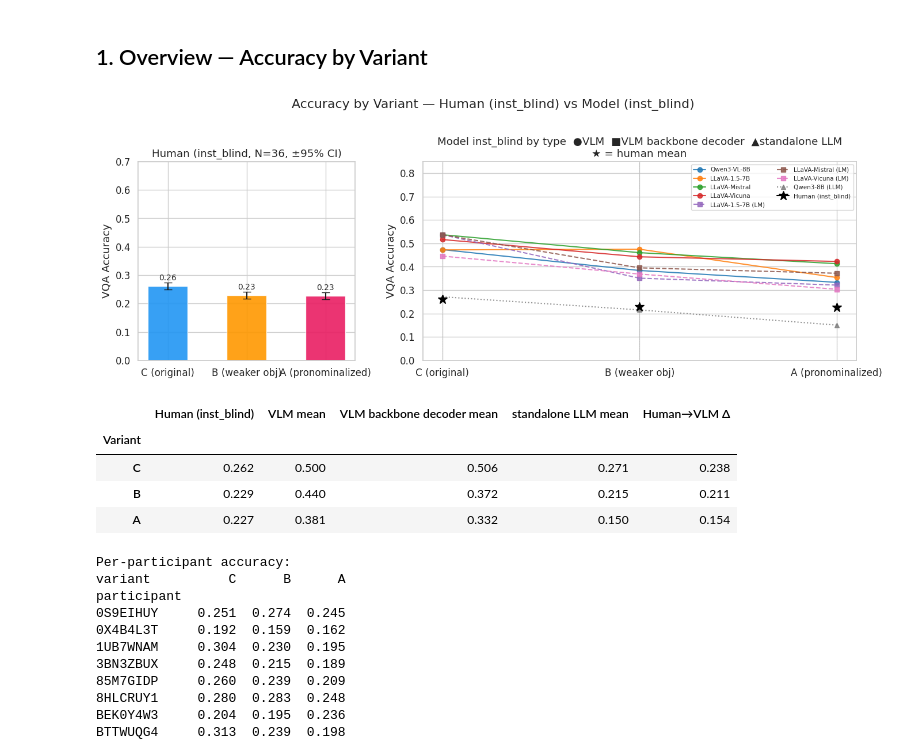
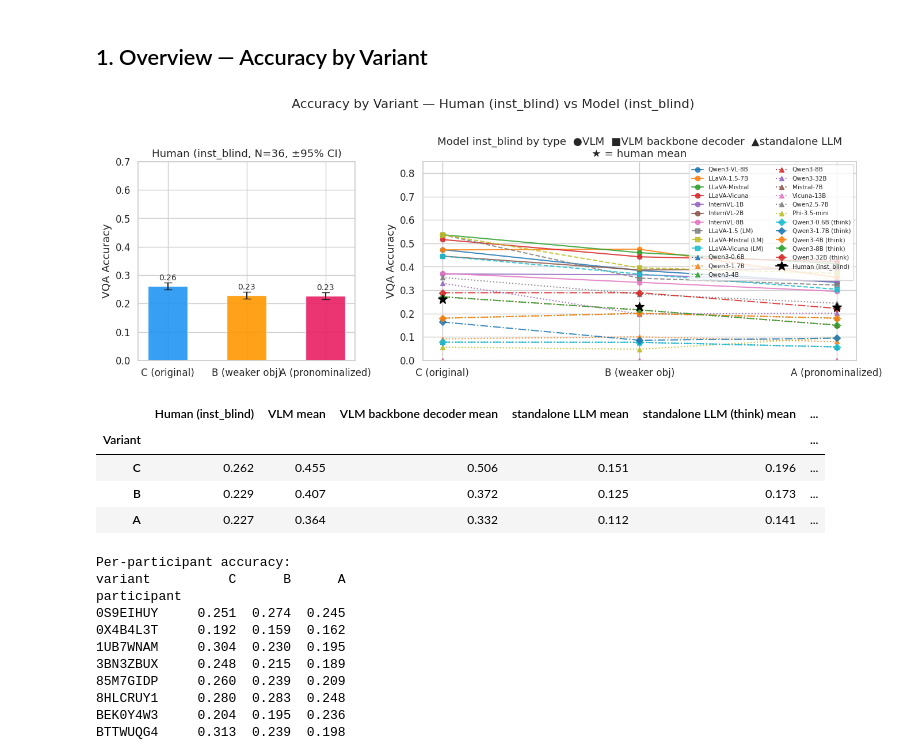
Before and after one commit to unolop/HPA, a Jupyter notebook: analysis/session2/09_align_human.ipynb, the cells around one changed output. Drawn from its saved outputs; the diff is of its cells as text; code cells hidden in the pictures.

```diff
--- a/analysis/session2/09_align_human.ipynb
+++ b/analysis/session2/09_align_human.ipynb
@@ -238,7 +212,11 @@ for jsonl_key, cond_name in COND_MAP.items():
             continue
         ans_map = {}
         for line in open(path):
-            ex  = json.loads(line)
+            if not line.strip(): continue
+            try:
+                ex  = json.loads(line)
+            except json.JSONDecodeError:
+                print(f'MALFORMED JSON skipped in {path}'); continue
             qid = int(ex['question_id'])
             if qid not in common_qids: continue
             ga  = ex.get('generated_answers', {})
@@ -308,34 +292,8 @@ _CT      = {'question': 'C', 'weaker_object': 'B', 'pronominalized': 'A'}
 _q_ids   = set(df['question_id'].tolist())
 _RESULTS = BASE / 'evaluation/logits'
 
-MODEL_GROUPS = {
-    'vlm': {
-        'dir': _RESULTS / 'pretrained',
-        'models': {
-            'Qwen3-VL-8B':   'Qwen3-VL-8B-Instruct',
-            'LLaVA-1.5-7B':  'llava-1.5-7b-hf',
-            'LLaVA-Mistral': 'llava-v1.6-mistral-7b-hf',
-            'LLaVA-Vicuna':  'llava-v1.6-vicuna-7b-hf',
-        },
-        'linestyle': '-',  'marker': 'o',
-    },
-    'lm_decoder': {
-        'dir': _RESULTS / 'lm_decoder/pretrained',
-        'models': {
-            'LLaVA-1.5-7B\n(LM)':  'llava-1.5-7b-hf',
-            'LLaVA-Mistral\n(LM)': 'llava-v1.6-mistral-7b-hf',
-            'LLaVA-Vicuna\n(LM)':  'llava-v1.6-vicuna-7b-hf',
-        },
-        'linestyle': '--', 'marker': 's',
-    },
-    'backbone': {
-        'dir': _RESULTS / 'backbone/pretrained',
-        'models': {
-            'Qwen3-8B\n(LLM)': 'Qwen3-8B',
-        },
-        'linestyle': ':', 'marker': '^',
-    },
-}
+from utils.model_registry import model_groups
+MODEL_GROUPS = model_groups(BASE)  # groups: VLM, VLM backbone decoder, standalone LLM, standalone LLM (think)
 
 # Load per-variant means for all models (inst_blind)
 _acc = {}  # (group, label) → {var: mean_acc}
@@ -345,7 +303,11 @@ for gname, ginfo in MODEL_GROUPS.items():
         if not path.exists(): continue
         raw = defaultdict(list)
         for line in open(path):
-            ex = json.loads(line)
+            if not line.strip(): continue
+            try:
+                ex = json.loads(line)
+            except json.JSONDecodeError:
+                print(f'MALFORMED JSON skipped in {path}'); continue
             qid = int(ex['question_id'])
             if qid not in _q_ids: continue
             gt = mapper.get_answers(qid)
@@ -386,8 +348,8 @@ cmap   = plt.get_cmap('tab10')
 color_idx = 0
 
 for gname, ginfo in MODEL_GROUPS.items():
-    ls = ginfo['linestyle']
-    mk = ginfo['marker']
+    ls = TIER_STYLE.get(gname, {}).get('ls', '-')
+    mk = TIER_STYLE.get(gname, {}).get('marker', 'o')
     for label, mdir in ginfo['models'].items():
         key = (gname, label)
         if key not in _acc: continue
@@ -404,41 +366,40 @@ for i, var in enumerate(VARIANT_ORDER):
     ax.axvline(i, color='gray', lw=0.4, ls='--', alpha=0.3)
     ax.plot(i, acc_var.loc[var, 'mean'], marker='*', markersize=12,
             color='black', zorder=5,
             label='Human (inst_blind)' if i == 0 else '_nolegend_')
 
 ax.set_xticks(x_pos)
 ax.set_xticklabels([VARIANT_LABELS[v] for v in VARIANT_ORDER])
 ax.set_ylabel('VQA Accuracy')
 ax.set_title('Model inst_blind by type  ●VLM  ■VLM backbone decoder  ▲standalone LLM\n★ = human mean')
 ax.set_ylim(0, 0.85)
 ax.legend(fontsize=7.5, ncol=2, loc='upper right', framealpha=0.8)
 
 plt.suptitle(f'Accuracy by Variant — Human (inst_blind) vs Model (inst_blind)', y=1.01)
 plt.tight_layout()
 plt.show()
 
 # ── Summary table: human + model group accuracy by variant ───────────────────
 table_rows = []
 for var in VARIANT_ORDER:
     row = {'Variant': var, 'Human (inst_blind)': round(acc_var.loc[var, 'mean'], 3)}
     for gname_key, ginfo in MODEL_GROUPS.items():
         vals = [_acc[(gname_key, lbl)][var]
                 for lbl in ginfo['models']
                 if (gname_key, lbl) in _acc and not np.isnan(_acc[(gname_key, lbl)].get(var, np.nan))]
-        gname_display = {'vlm': 'VLM', 'lm_decoder': 'VLM backbone decoder', 'backbone': 'standalone LLM'}[gname_key]
-        row[f'{gname_display} mean'] = round(np.mean(vals), 3) if vals else np.nan
+        row[f'{gname_key} mean'] = round(np.mean(vals), 3) if vals else np.nan
     table_rows.append(row)
 
 tbl = pd.DataFrame(table_rows).set_index('Variant')
 tbl['Human→VLM Δ'] = (tbl['VLM mean'] - tbl['Human (inst_blind)']).round(3)
 display(tbl)
 # %% [output]
-[figure, old version]
+[figure, new version]
-|  | Human (inst_blind) | VLM mean | VLM backbone decoder mean | standalone LLM mean | Human→VLM Δ |
-| Variant |  |  |  |  |  |
-| C | 0.262 | 0.500 | 0.506 | 0.271 | 0.238 |
-| B | 0.229 | 0.440 | 0.372 | 0.215 | 0.211 |
-| A | 0.227 | 0.381 | 0.332 | 0.150 | 0.154 |
+|  | Human (inst_blind) | VLM mean | VLM backbone decoder mean | standalone LLM mean | standalone LLM (think) mean | ... |
+| Variant |  |  |  |  |  | ... |
+| C | 0.262 | 0.455 | 0.506 | 0.151 | 0.196 | ... |
+| B | 0.229 | 0.407 | 0.372 | 0.125 | 0.173 | ... |
+| A | 0.227 | 0.364 | 0.332 | 0.112 | 0.141 | ... |
 # %%
 # Per-participant accuracy by variant
 pp = df.groupby(['participant','variant'])['accuracy'].mean().unstack()[VARIANT_ORDER]
```
Also changed, not shown: parts of 13 cells of this notebook, 13 other files.
